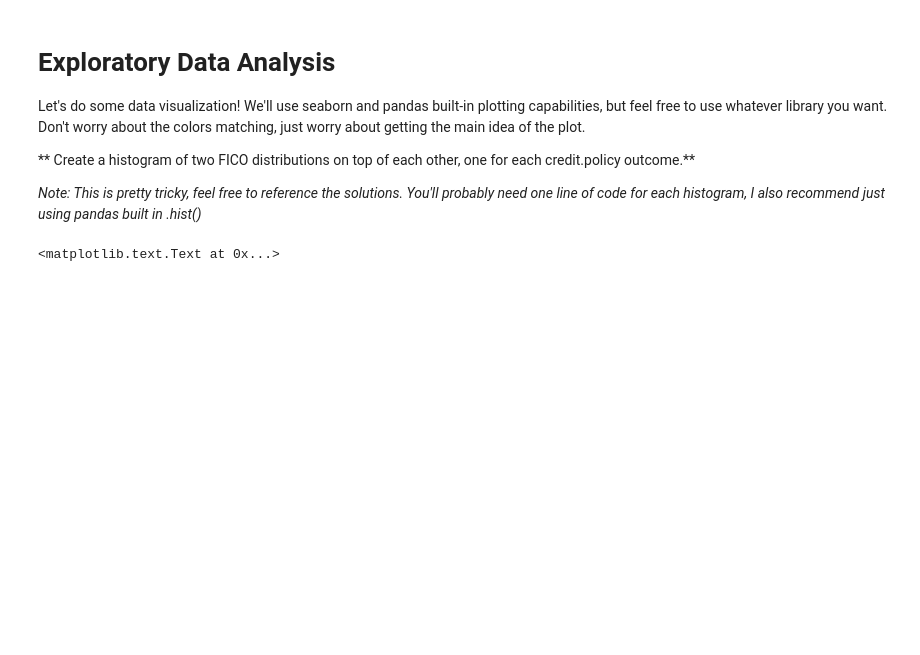
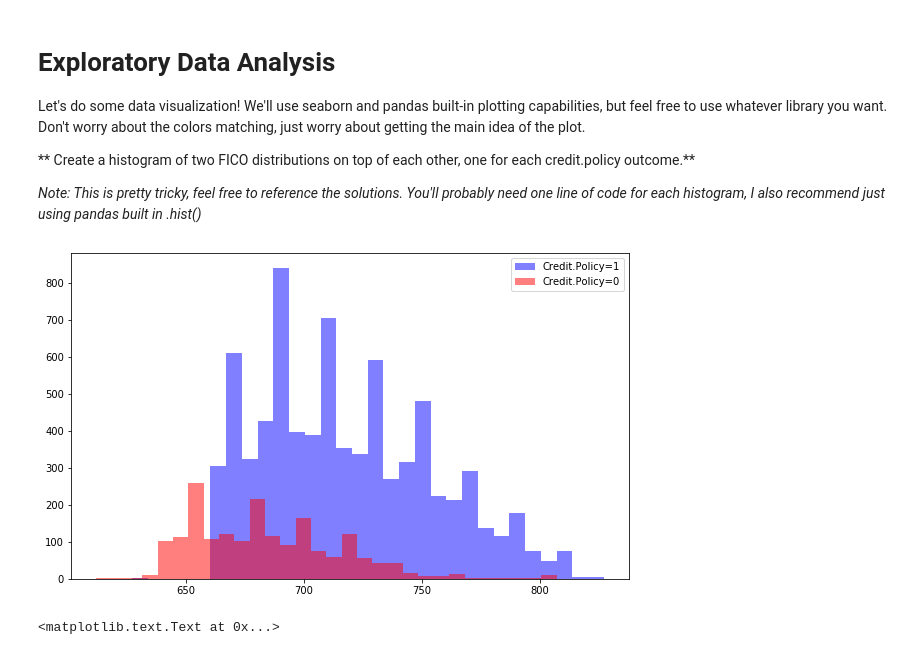
Before and after one commit to ricardojguzman/DSPractice, a Jupyter notebook: Udemy/PY-DS-ML-Bootcamp/Sources/15-Decision-Trees-and-Random-Forests/02-Decision Trees and Random Forest Project.ipynb, the cells around one changed output. Drawn from its saved outputs; the diff is of its cells as text; code cells hidden in the pictures; blank space fills up the shorter version.

```diff
--- a/Udemy/PY-DS-ML-Bootcamp/Sources/15-Decision-Trees-and-Random-Forests/02-Decision Trees and Random Forest Project.ipynb
+++ b/Udemy/PY-DS-ML-Bootcamp/Sources/15-Decision-Trees-and-Random-Forests/02-Decision Trees and Random Forest Project.ipynb
@@ -133,6 +134,22 @@ Let's do some data visualization! We'll use seaborn and pandas built-in plotting
 ** Create a histogram of two FICO distributions on top of each other, one for each credit.policy outcome.**
 
 *Note: This is pretty tricky, feel free to reference the solutions. You'll probably need one line of code for each histogram, I also recommend just using pandas built in .hist()*
+# %%
+plt.figure(figsize=(10,6))
+creditPolicy_1 = loans[loans['credit.policy'] == 1]['fico']
+
+creditPolicy_0 = loans[loans['credit.policy'] == 0]['fico']
+
+kwargs = dict(alpha=0.5, bins=30)
+
+plt.hist(creditPolicy_1,**kwargs,color='b',label= 'Credit.Policy=1')
+
+plt.hist(creditPolicy_0,**kwargs,color='r',label= 'Credit.Policy=0')
+
+plt.legend(loc='upper right')
+plt.show()
+# %% [output]
+[figure, added]
 # %%
 # %% [output]
 <matplotlib.text.Text at 0x...>
```
Also changed, not shown: parts of 5 cells of this notebook.
